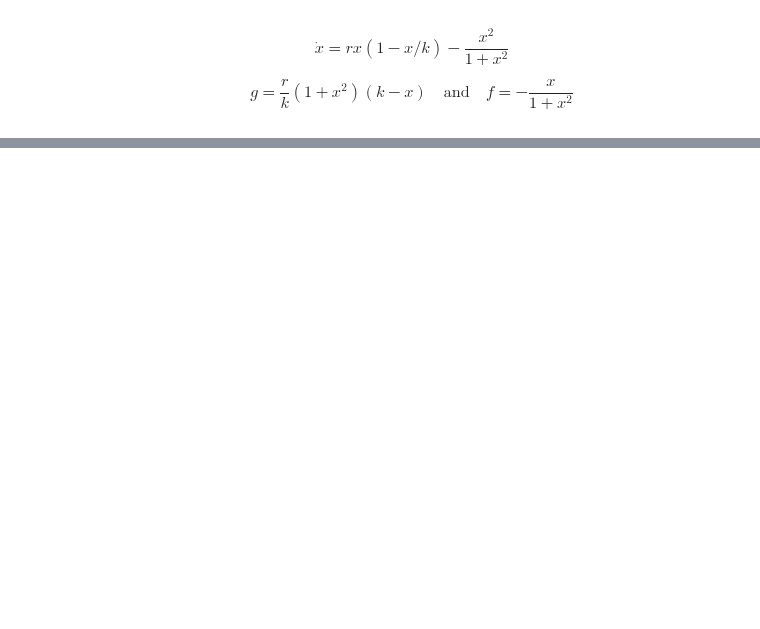
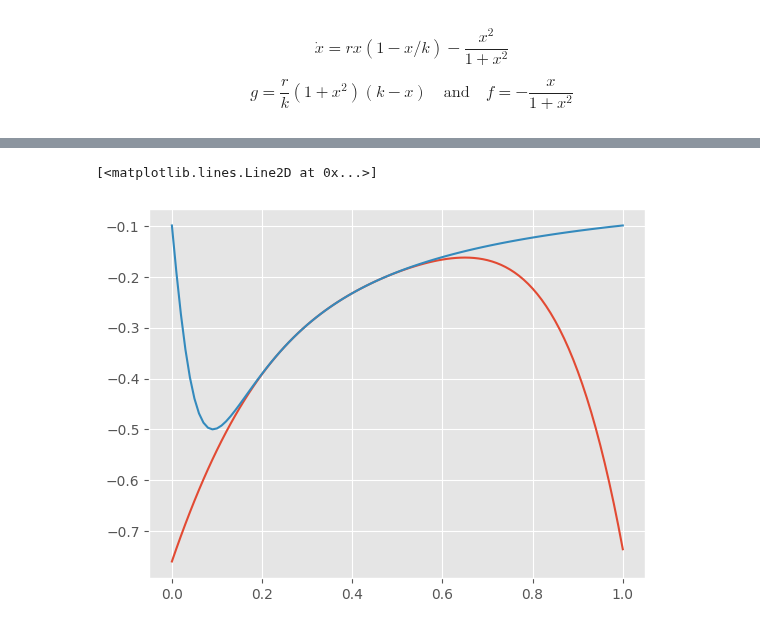
Before and after one commit to MalachiteWind/stable_node_control, a Jupyter notebook: notebooks/featurize/featurize.ipynb, the cells around one changed output, grey strips where cells are left out. Drawn from its saved outputs; the diff is of its cells as text; code cells hidden in the pictures; blank space fills up the shorter version.

```diff
--- a/notebooks/featurize/featurize.ipynb
+++ b/notebooks/featurize/featurize.ipynb
@@ -144,5 +133,0 @@ import numpy as np
-# %%
-x = np.linspace(0,2,101)
-plt.plot(x,np.cos(np.pi*x),label="first")
-plt.plot(x,np.cos(2*np.pi*x))
-plt.legend()
@@ -151,0 +159,20 @@ plt.legend()
+# %%
+f = lambda x: - x / (1+x**2)
+df = lambda x: (x**2 - 1) / (1+x**2)**2
+d2f = lambda x: - 2*x*(x**2-3) / (1+x**2)**3
+d3f = lambda x: 6*(x**4-6*x**2 + 1) / (1+x**2)**4
+d4f = lambda x: - 24*x*(x**4-10*x**2 + 5) / (1+x**2)**5
+d5f = lambda x: 120*(x**6-15*x**4+15*x**2-1) / (1+x**2)**6
+# %%
+def poly_f(x,x0=5):
+    term1 = f(x0) + df(x0)*(x-x0) + (1/2)*d2f(x0)*(x-x0)**2
+    term2 = (1/6)*d3f(x0)*(x-x0)**3 + (1/24)*d4f(x0)*(x-x0)**4
+    term3 = (1/120)*d5f(x0)*(x-x0)**5
+    return term1+term2+term3
+# %%
+x0=3.5
+plt.plot(x_lin,poly_f(x_lin_unscaled,x0))
+plt.plot(x_lin, f_true_arr)
+# %% [output]
+[<matplotlib.lines.Line2D at 0x...>]
+[figure, added]
```
Also changed, not shown: parts of 14 cells of this notebook.
